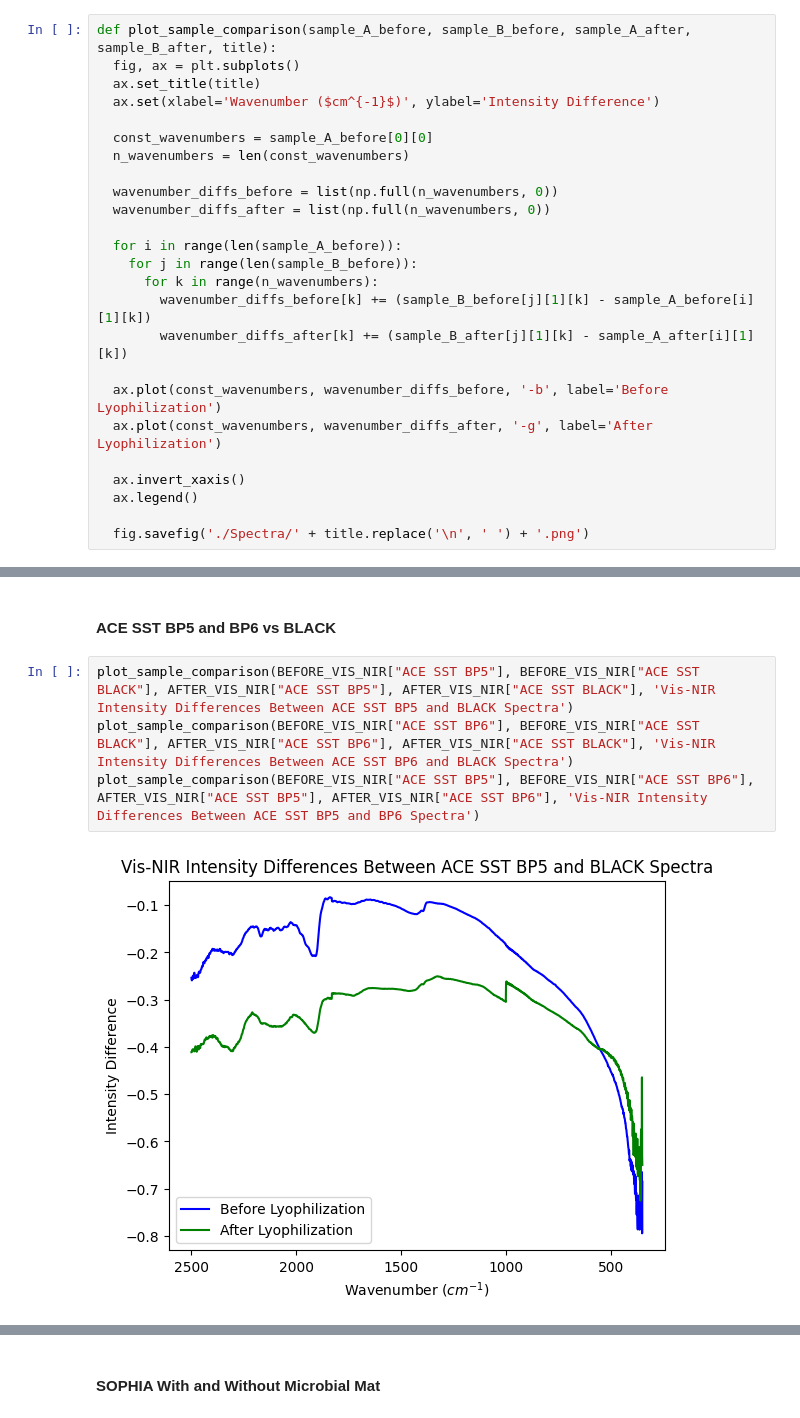
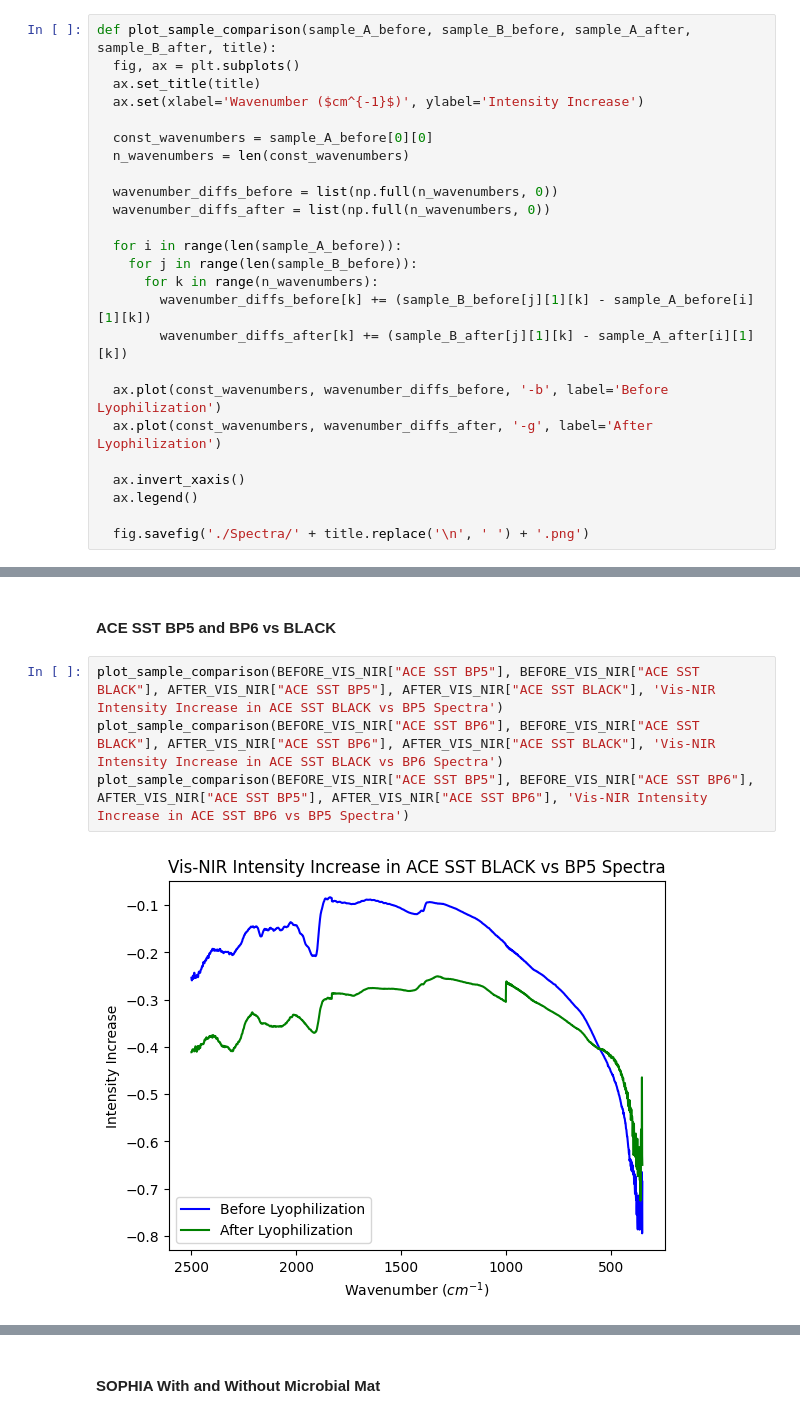
Before and after one commit to charlie-minns/mars-analogs-spectral-analysis, a Jupyter notebook: Spectral Analysis.ipynb, the cells around one changed output, grey strips where cells are left out. Drawn from its saved outputs; the diff is of its cells as text.

Commit message:
update plot labels

```diff
--- a/Spectral Analysis.ipynb
+++ b/Spectral Analysis.ipynb
@@ -95,7 +102,7 @@ def plot_before_after(before, after, title):
 def plot_sample_comparison(sample_A_before, sample_B_before, sample_A_after, sample_B_after, title):
   fig, ax = plt.subplots()
   ax.set_title(title)
-  ax.set(xlabel='Wavenumber ($cm^{-1}$)', ylabel='Intensity Difference')
+  ax.set(xlabel='Wavenumber ($cm^{-1}$)', ylabel='Intensity Increase')
 
   const_wavenumbers = sample_A_before[0][0]
   n_wavenumbers = len(const_wavenumbers)
@@ -182,8 +189,8 @@ plot_before_after(BEFORE_VIS_NIR, AFTER_VIS_NIR, 'VIS-NIR Comparison')
 # %% [markdown]
 #### ACE SST BP5 and BP6 vs BLACK
 # %%
-plot_sample_comparison(BEFORE_VIS_NIR["ACE SST BP5"], BEFORE_VIS_NIR["ACE SST BLACK"], AFTER_VIS_NIR["ACE SST BP5"], AFTER_VIS_NIR["ACE SST BLACK"], 'Vis-NIR Intensity Differences Between ACE SST BP5 and BLACK Spectra')
-plot_sample_comparison(BEFORE_VIS_NIR["ACE SST BP6"], BEFORE_VIS_NIR["ACE SST BLACK"], AFTER_VIS_NIR["ACE SST BP6"], AFTER_VIS_NIR["ACE SST BLACK"], 'Vis-NIR Intensity Differences Between ACE SST BP6 and BLACK Spectra')
-plot_sample_comparison(BEFORE_VIS_NIR["ACE SST BP5"], BEFORE_VIS_NIR["ACE SST BP6"], AFTER_VIS_NIR["ACE SST BP5"], AFTER_VIS_NIR["ACE SST BP6"], 'Vis-NIR Intensity Differences Between ACE SST BP5 and BP6 Spectra')
+plot_sample_comparison(BEFORE_VIS_NIR["ACE SST BP5"], BEFORE_VIS_NIR["ACE SST BLACK"], AFTER_VIS_NIR["ACE SST BP5"], AFTER_VIS_NIR["ACE SST BLACK"], 'Vis-NIR Intensity Increase in ACE SST BLACK vs BP5 Spectra')
+plot_sample_comparison(BEFORE_VIS_NIR["ACE SST BP6"], BEFORE_VIS_NIR["ACE SST BLACK"], AFTER_VIS_NIR["ACE SST BP6"], AFTER_VIS_NIR["ACE SST BLACK"], 'Vis-NIR Intensity Increase in ACE SST BLACK vs BP6 Spectra')
+plot_sample_comparison(BEFORE_VIS_NIR["ACE SST BP5"], BEFORE_VIS_NIR["ACE SST BP6"], AFTER_VIS_NIR["ACE SST BP5"], AFTER_VIS_NIR["ACE SST BP6"], 'Vis-NIR Intensity Increase in ACE SST BP6 vs BP5 Spectra')
 # %% [output]
-[figure, old version]
+[figure, new version]
```
Also changed, not shown: parts of 12 cells of this notebook, 26 other files.
